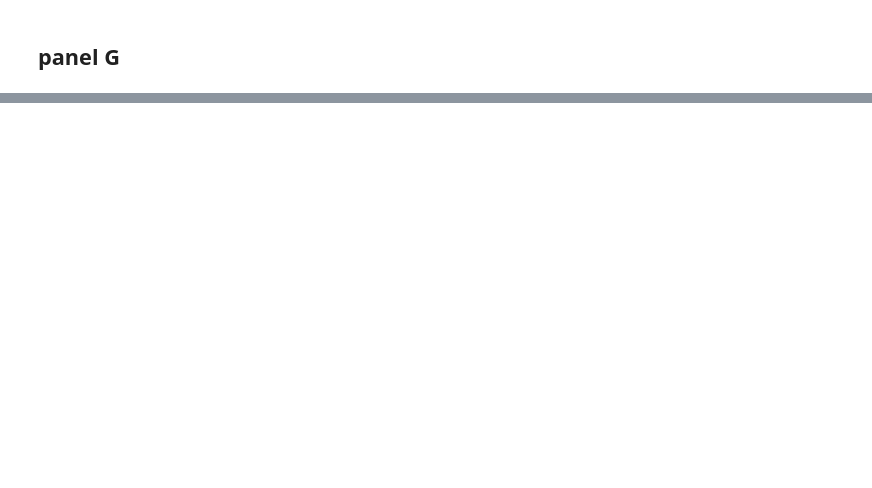
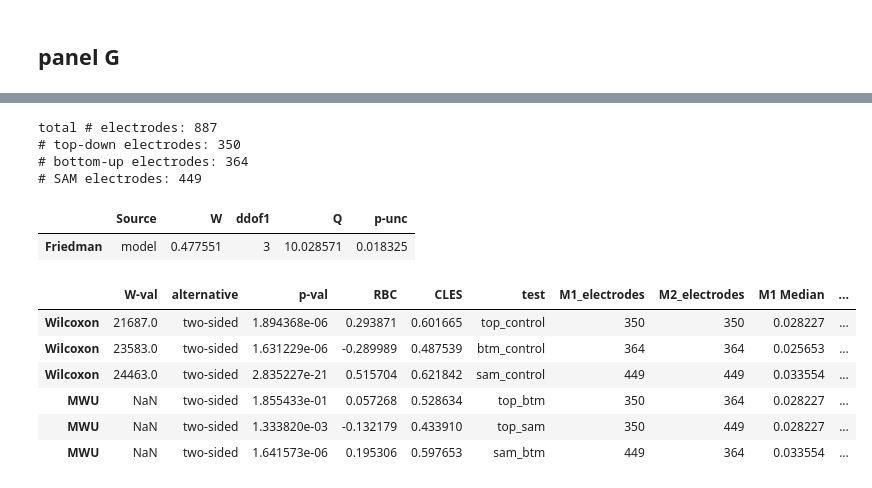
Before and after one commit to voytekresearch/prophecy, a Jupyter notebook: 02-notebooks/figures/Fig3.ipynb, the cells around one changed output, grey strips where cells are left out. Drawn from its saved outputs; the diff is of its cells as text; code cells hidden in the pictures; blank space fills up the shorter version.

```diff
--- a/02-notebooks/figures/Fig3.ipynb
+++ b/02-notebooks/figures/Fig3.ipynb
@@ -296,0 +496,15 @@ for metric in metrics:
+# %%
+print('total # electrodes: '+str(len(reorg_df[reorg_df['model']=='raw_top_rho'])))
+print('# top-down electrodes: ' + str(len(reorg_df_sig_limctrl[reorg_df_sig_limctrl['model']=='raw_top_rho'])))
+print('# bottom-up electrodes: ' + str(len(reorg_df_sig_limctrl[reorg_df_sig_limctrl['model']=='raw_btm_rho'])))
+print('# SAM electrodes: ' + str(len(reorg_df_sig_limctrl[reorg_df_sig_limctrl['model']=='raw_SAM_y_rho'])))
+# %% [output]
+total # electrodes: 887
+# top-down electrodes: 350
+# bottom-up electrodes: 364
+# SAM electrodes: 449
+# %%
+friedman(reorg_df_sig_limctrl, dv='rho', within='model', subject='subj')
+# %% [output]
+|  | Source | W | ddof1 | Q | p-unc |
+| Friedman | model | 0.477551 | 3 | 10.028571 | 0.018325 |
@@ -296,0 +569,2 @@ for metric in metrics:
+# %%
+wilcoxon_df = pd.concat(wilcoxon_list)
@@ -296,0 +591,47 @@ for metric in metrics:
+# %%
+test = 'top_sam'
+
+x = td_ctrl_df['raw_top_rho']
+y = sam_ctrl_df['raw_SAM_y_rho']
+
+t = mwu(x,y)
+t['test'] = test
+t['M1_electrodes'] = len(x)
+t['M2_electrodes'] = len(y)
+t['M1 Median'] = np.median(x)
+t['M1 Q1'] = np.quantile(x, 0.25)
+t['M1 Q3'] = np.quantile(x, 0.75)
+t['M2 Median'] = np.median(y)
+t['M2 Q1'] = np.quantile(y, 0.25)
+t['M2 Q3'] = np.quantile(y, 0.75)
+mwu_list.append(t)
+# %%
+test = 'sam_btm'
+
+x = sam_ctrl_df['raw_SAM_y_rho']
+y = btm_ctrl_df['raw_btm_rho']
+
+t = mwu(x,y)
+t['test'] = test
+t['M1_electrodes'] = len(x)
+t['M2_electrodes'] = len(y)
+t['M1 Median'] = np.median(x)
+t['M1 Q1'] = np.quantile(x, 0.25)
+t['M1 Q3'] = np.quantile(x, 0.75)
+t['M2 Median'] = np.median(y)
+t['M2 Q1'] = np.quantile(y, 0.25)
+t['M2 Q3'] = np.quantile(y, 0.75)
+mwu_list.append(t)
+# %%
+mwu_df = pd.concat(mwu_list)
+all_stats_df = pd.concat([wilcoxon_df, mwu_df])
+all_stats_df['significant'], all_stats_df['p_corr'] = multicomp(all_stats_df['p-val'].values, method='Holm')
+all_stats_df
+# %% [output]
+|  | W-val | alternative | p-val | RBC | CLES | test | M1_electrodes | M2_electrodes | M1 Median | ... |
+| Wilcoxon | 21687.0 | two-sided | 1.894368e-06 | 0.293871 | 0.601665 | top_control | 350 | 350 | 0.028227 | ... |
+| Wilcoxon | 23583.0 | two-sided | 1.631229e-06 | -0.289989 | 0.487539 | btm_control | 364 | 364 | 0.025653 | ... |
+| Wilcoxon | 24463.0 | two-sided | 2.835227e-21 | 0.515704 | 0.621842 | sam_control | 449 | 449 | 0.033554 | ... |
+| MWU | NaN | two-sided | 1.855433e-01 | 0.057268 | 0.528634 | top_btm | 350 | 364 | 0.028227 | ... |
+| MWU | NaN | two-sided | 1.333820e-03 | -0.132179 | 0.433910 | top_sam | 350 | 449 | 0.028227 | ... |
+| MWU | NaN | two-sided | 1.641573e-06 | 0.195306 | 0.597653 | sam_btm | 449 | 364 | 0.033554 | ... |
```
Also changed, not shown: parts of 17 cells of this notebook.
